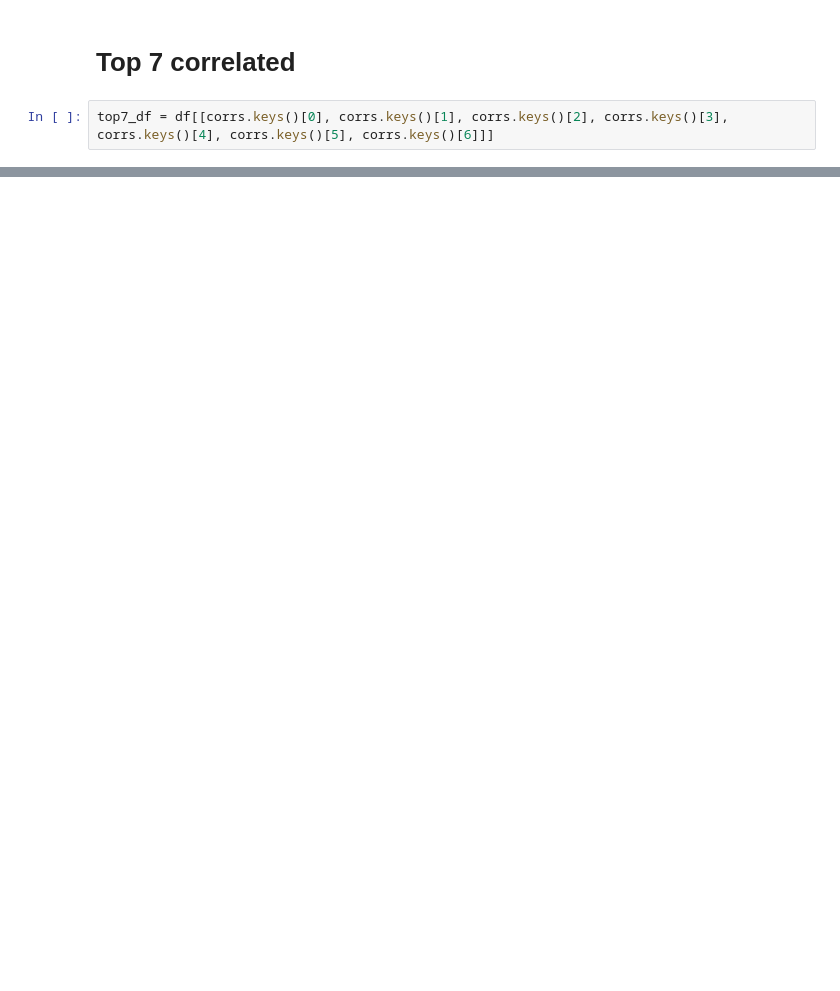
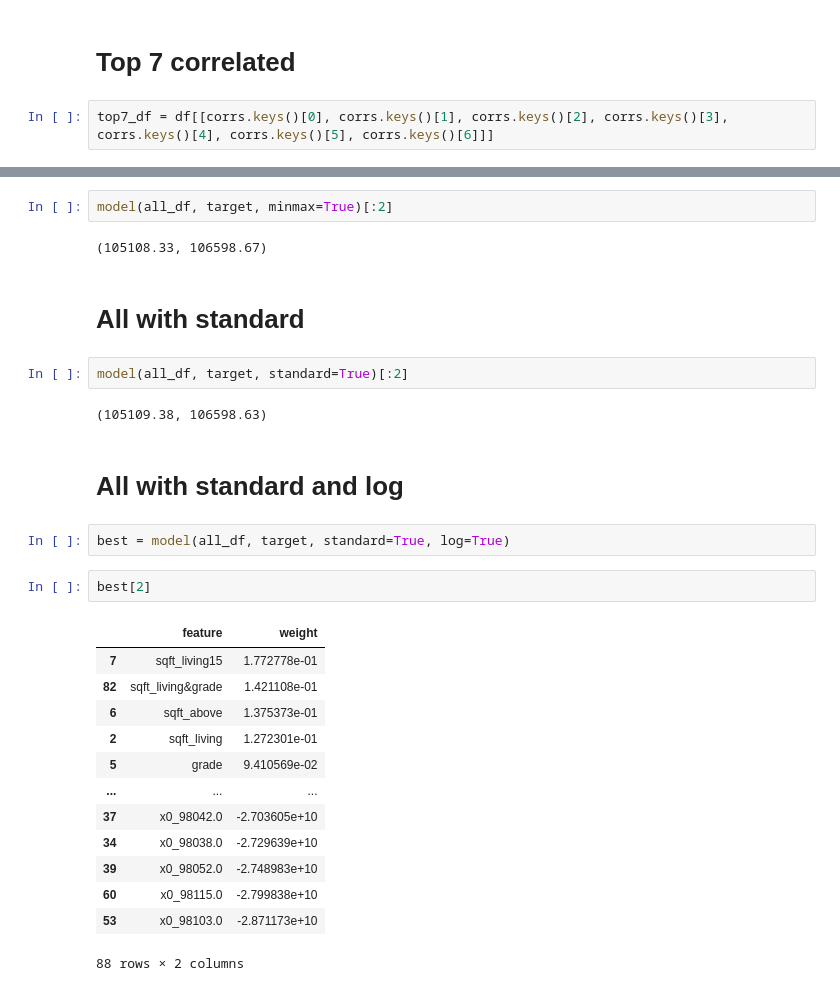
Before and after one commit to willcline613/bsc-phase-two-project, a Jupyter notebook: notebooks/exploratory/will/will-main.ipynb, the cells around one changed output, grey strips where cells are left out. Saved outputs shown, nothing was run; the diff lists cells and outputs as text; blank space fills up the shorter version.

```diff
--- a/notebooks/exploratory/will/will-main.ipynb
+++ b/notebooks/exploratory/will/will-main.ipynb
@@ -172,0 +278,30 @@ model(top7_df, target)
+# %%
+model(all_df, target, minmax=True)[:2]
+# %% [output]
+(105108.33, 106598.67)
+# %% [markdown]
+# All with standard
+# %%
+model(all_df, target, standard=True)[:2]
+# %% [output]
+(105109.38, 106598.63)
+# %% [markdown]
+# All with standard and log
+# %%
+best = model(all_df, target, standard=True, log=True)
+# %%
+best[2]
+# %% [output]
+|  | feature | weight |
+| 7 | sqft_living15 | 1.772778e-01 |
+| 82 | sqft_living&grade | 1.421108e-01 |
+| 6 | sqft_above | 1.375373e-01 |
+| 2 | sqft_living | 1.272301e-01 |
+| 5 | grade | 9.410569e-02 |
+| ... | ... | ... |
+| 37 | x0_98042.0 | -2.703605e+10 |
+| 34 | x0_98038.0 | -2.729639e+10 |
+| 39 | x0_98052.0 | -2.748983e+10 |
+| 60 | x0_98115.0 | -2.799838e+10 |
+| 53 | x0_98103.0 | -2.871173e+10 |
+88 rows × 2 columns
```
Also changed, not shown: parts of 51 cells of this notebook, 1 other file.
